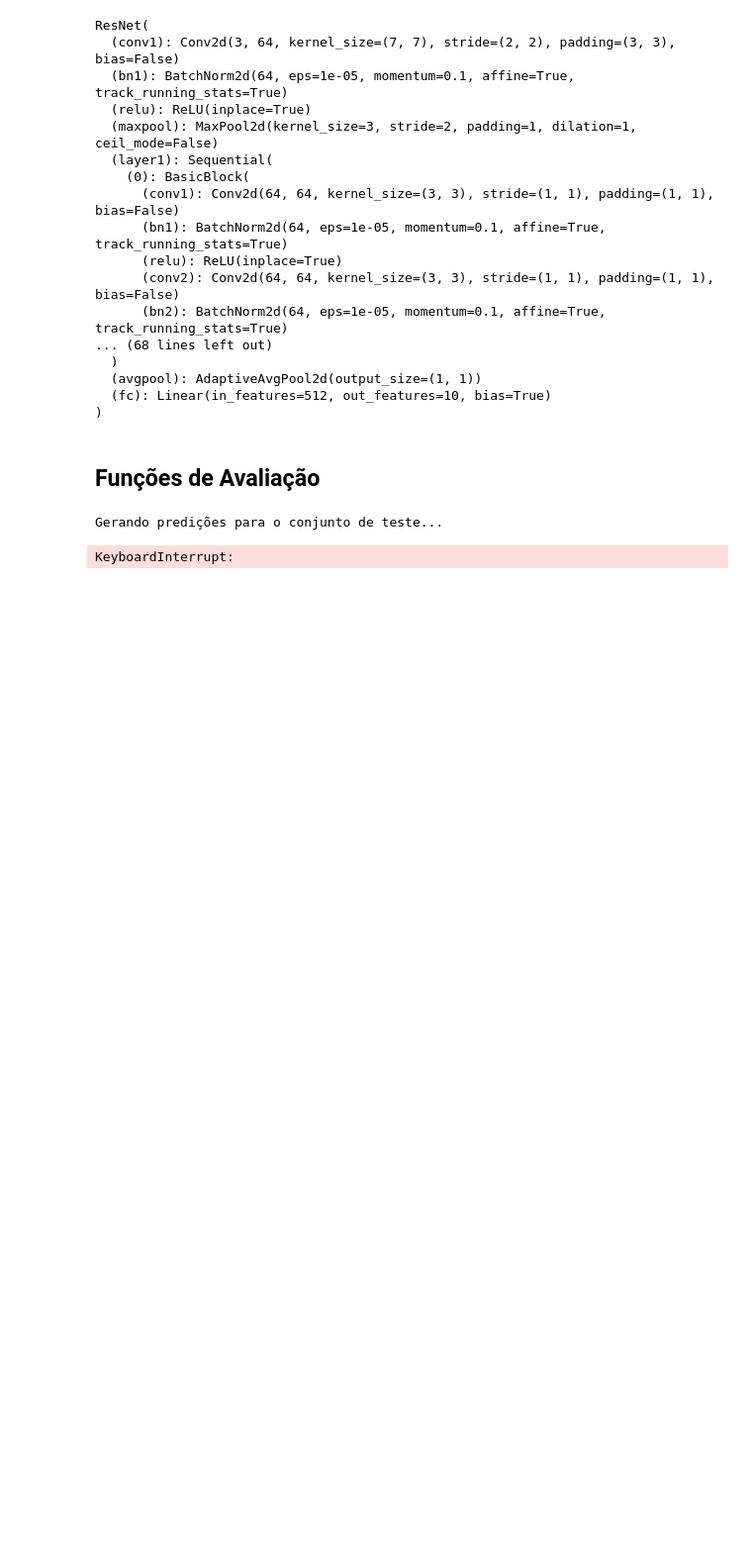
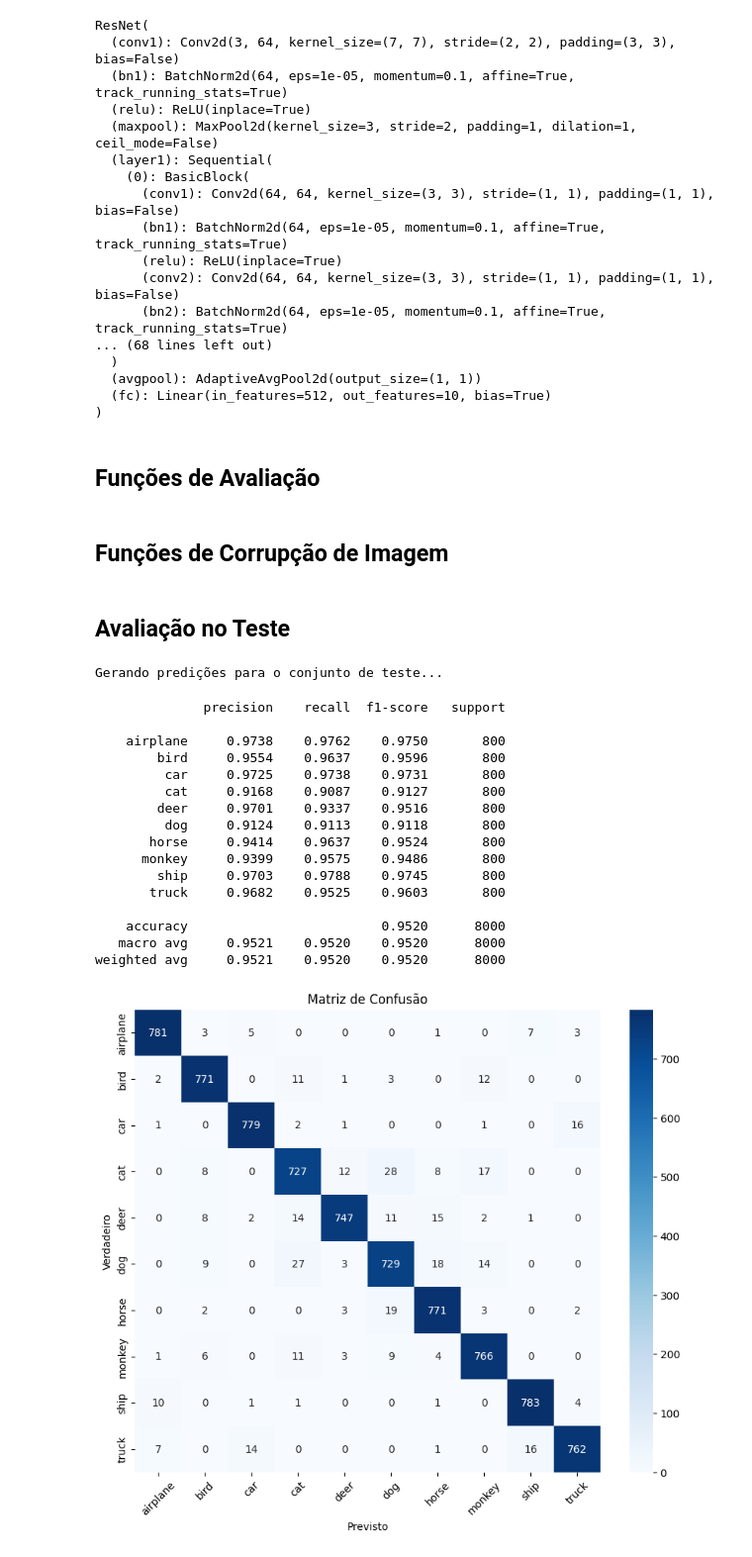
Before and after one commit to JVMergulho/resnet_robustness_analysis, a Jupyter notebook: robustness_analysis.ipynb, the cells around one changed output. Shown at 99% size. Cells and saved outputs as stored; diff of their text form; code cells hidden in the pictures; blank space fills up the shorter version.

Commit message:
add corruption functions and tests

```diff
--- a/robustness_analysis.ipynb
+++ b/robustness_analysis.ipynb
@@ -25,3 +23,5 @@ Usando dispositivo: cpu
+# %%
+classes = ["airplane", "bird", "car", "cat", "deer", "dog", "horse", "monkey", "ship", "truck"]
 # %%
 stats_stl10 = ((0.4467, 0.4398, 0.4066), (0.2603, 0.2566, 0.2713))
 BATCH_SIZE = 64
@@ -71,16 +70,18 @@ ResNet(
 # %% [markdown]
 ## Funções de Avaliação
 # %%
-def show_confusion_matrix(y_test, y_preds):
-    print("Matriz de Confusão:")
-    cm = confusion_matrix(y_test, y_preds)
-    plt.figure(figsize=(8, 6))
+def show_confusion_matrix(y_true, y_pred, classes):
+    cm = confusion_matrix(y_true, y_pred)
+
+    plt.figure(figsize=(10, 8))
     sns.heatmap(cm, annot=True, fmt='d', cmap='Blues',
-                xticklabels=['Estudante', 'IA'],
-                yticklabels=['Estudante', 'IA'])
+                xticklabels=classes,
+                yticklabels=classes)
+
     plt.xlabel('Previsto')
     plt.ylabel('Verdadeiro')
     plt.title('Matriz de Confusão')
+    plt.xticks(rotation=45)
     plt.show()
 # %%
 def get_all_predictions(model, loader, device):
@@ -103,3 +104,10 @@ def get_all_predictions(model, loader, device):
             all_labels.extend(labels.cpu().numpy())
 
     return np.array(all_labels), np.array(all_preds)
+# %%
+def show_classification_report(y_true, y_pred, classes, show_matrix=True):
+    cr = classification_report(y_true, y_pred, target_names=classes, digits=4)
+    print(cr)
+
+    if show_matrix:
+        show_confusion_matrix(y_true, y_pred, classes)
@@ -105,0 +312,2 @@ def get_all_predictions(model, loader, device):
+# %% [markdown]
+## Funções de Corrupção de Imagem
@@ -106,8 +361,26 @@ def get_all_predictions(model, loader, device):
+# %% [markdown]
+## Avaliação no Teste
 # %%
 y_true, y_pred = get_all_predictions(model_loaded, loader_pt_test, device)
-
-class_names = loader_pt_test.dataset.classes
-show_confusion_matrix(y_true, y_pred, class_names)
 # %% [output]
 Gerando predições para o conjunto de teste...
-KeyboardInterrupt:
+# %%
+show_classification_report(y_true, y_pred, classes)
+# %% [output]
+              precision    recall  f1-score   support
+
+    airplane     0.9738    0.9762    0.9750       800
+        bird     0.9554    0.9637    0.9596       800
+         car     0.9725    0.9738    0.9731       800
+         cat     0.9168    0.9087    0.9127       800
+        deer     0.9701    0.9337    0.9516       800
+         dog     0.9124    0.9113    0.9118       800
+       horse     0.9414    0.9637    0.9524       800
+      monkey     0.9399    0.9575    0.9486       800
+        ship     0.9703    0.9788    0.9745       800
+       truck     0.9682    0.9525    0.9603       800
+
+    accuracy                         0.9520      8000
+   macro avg     0.9521    0.9520    0.9520      8000
+weighted avg     0.9521    0.9520    0.9520      8000
+[figure, added]
```
Also changed, not shown: parts of 27 cells of this notebook, 9 other files.
